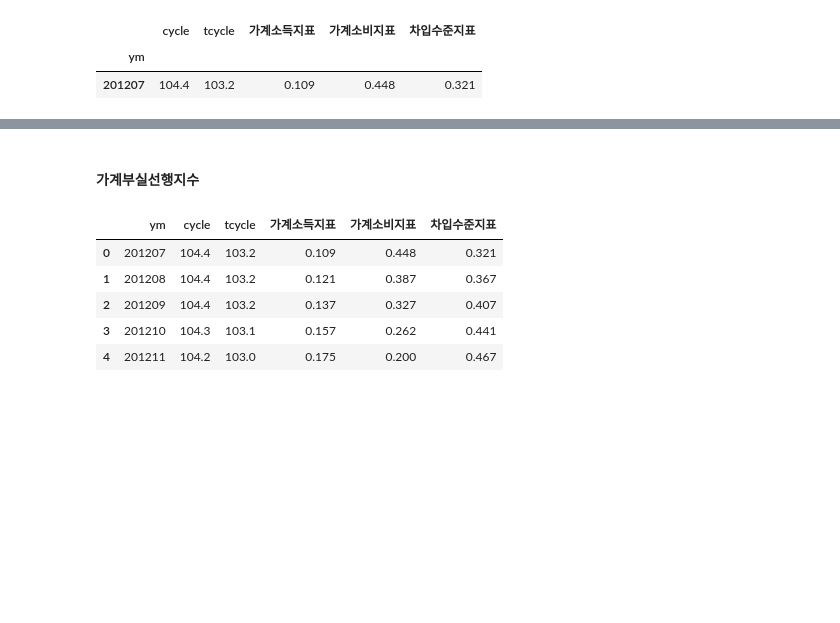
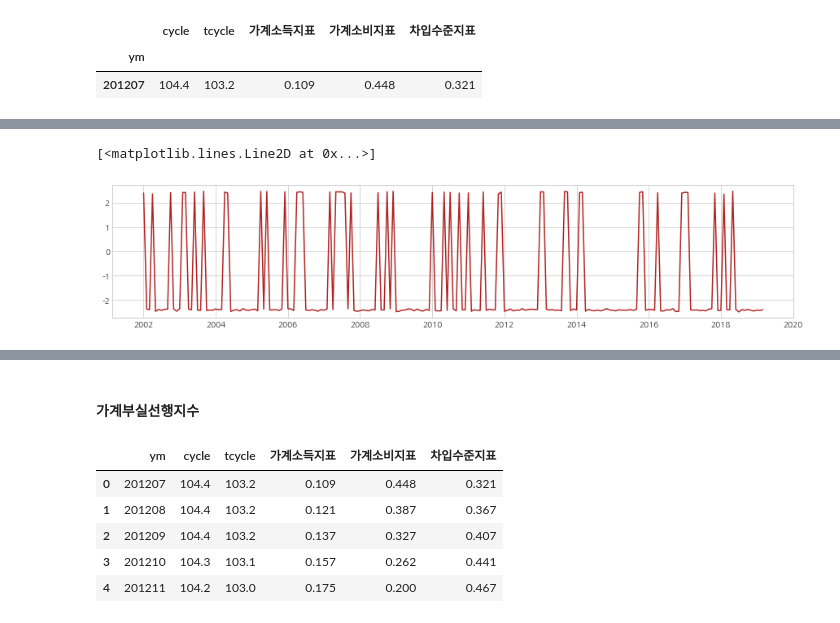
Before and after one commit to jeonghyunwoo/pub_data, a Jupyter notebook: social_doc2vec.ipynb, the cells around one changed output, grey strips where cells are left out. Saved outputs shown, nothing was run; the diff lists cells and outputs as text; code cells hidden in the pictures; blank space fills up the shorter version.

```diff
--- a/social_doc2vec.ipynb
+++ b/social_doc2vec.ipynb
@@ -328,0 +358,9 @@ ndf_txt_vec1.to_pickle('data/ndf_txt_vec1.pkl')
+# %%
+x1 = ndf_txt_vec1.reset_index()
+x1['date'] = pd.to_datetime(x1.ym, format='%Y%m')
+# %%
+fig, ax = plt.subplots(figsize=(15,3))
+plt.plot_date('date','dx1',fmt='-',markerfacecolor='white',color='firebrick',data=x1)
+# %% [output]
+[<matplotlib.lines.Line2D at 0x...>]
+[figure, added]
```
Also changed, not shown: parts of 10 cells of this notebook.
